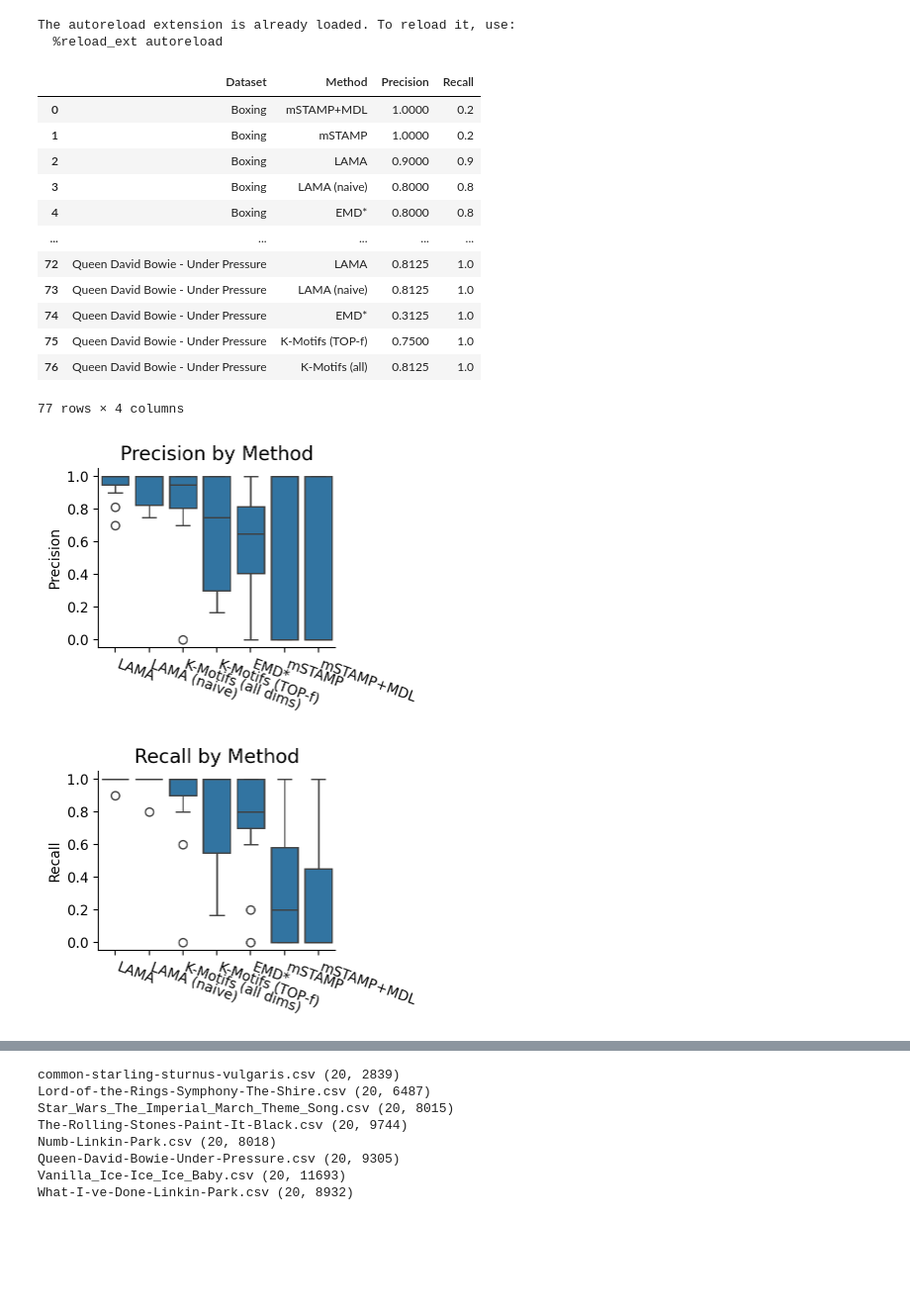
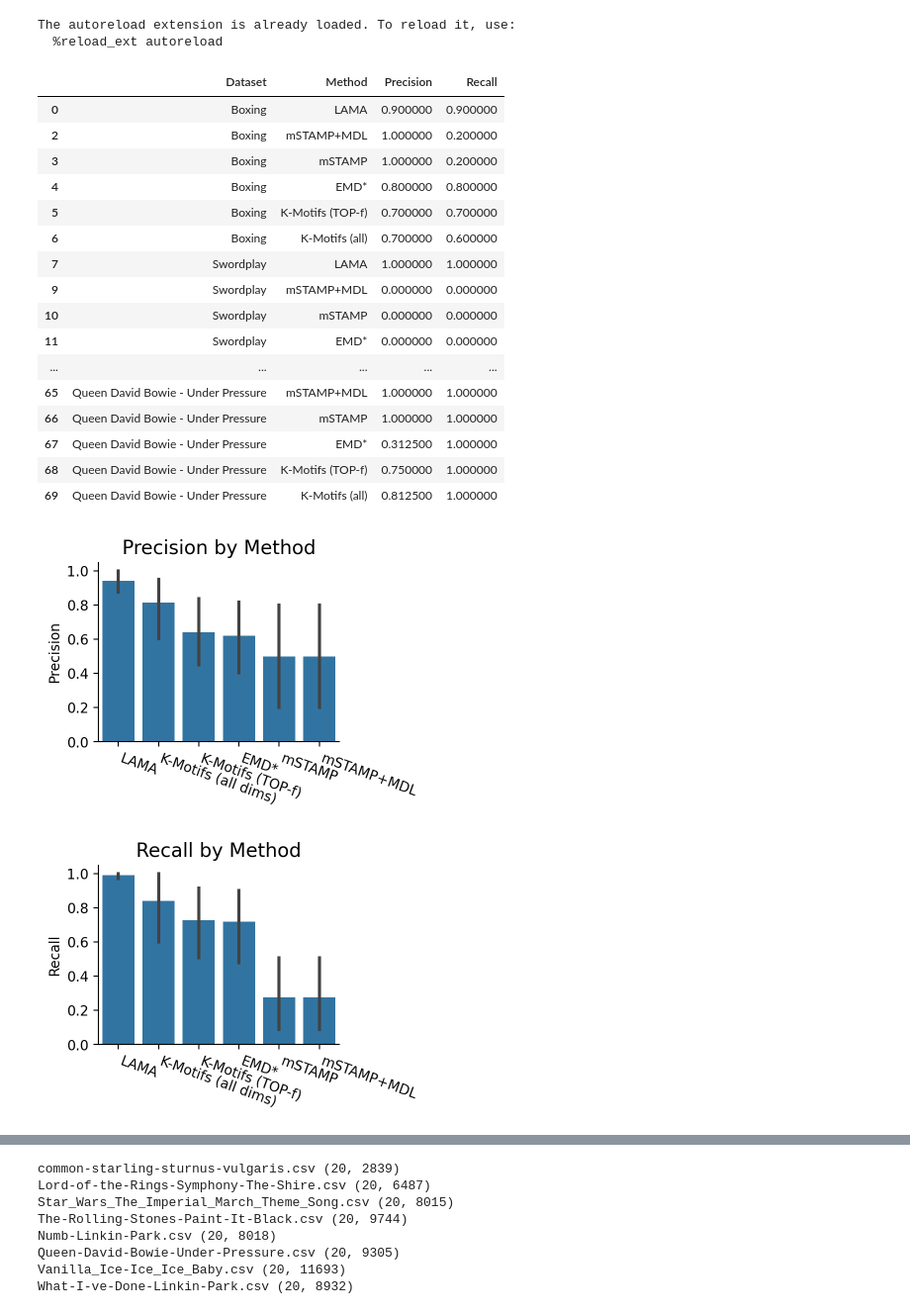
Before and after one commit to patrickzib/leitmotifs, a Jupyter notebook: notebooks/plot_ground_truth.ipynb, the cells around one changed output, grey strips where cells are left out. Shown: that part at 99% size. Drawn from its saved outputs; the diff is of its cells as text; code cells hidden in the pictures; blank space fills up the shorter version.

```diff
--- a/notebooks/plot_ground_truth.ipynb
+++ b/notebooks/plot_ground_truth.ipynb
@@ -30,40 +30,45 @@ df3 = pd.read_csv("../tests/results/soundtracks_precision.csv", index_col=0)
 df4 = pd.read_csv("../tests/results/audio_precision.csv", index_col=0)
 df = pd.concat([df1, df2, df3, df4])
 df.reset_index(inplace=True, drop=True)
+df.drop(df[df.Method == "LAMA (naive)"].index, inplace=True)
 df
 # %% [output]
 |  | Dataset | Method | Precision | Recall |
-| 0 | Boxing | mSTAMP+MDL | 1.0000 | 0.2 |
-| 1 | Boxing | mSTAMP | 1.0000 | 0.2 |
-| 2 | Boxing | LAMA | 0.9000 | 0.9 |
-| 3 | Boxing | LAMA (naive) | 0.8000 | 0.8 |
-| 4 | Boxing | EMD* | 0.8000 | 0.8 |
+| 0 | Boxing | LAMA | 0.900000 | 0.900000 |
+| 2 | Boxing | mSTAMP+MDL | 1.000000 | 0.200000 |
+| 3 | Boxing | mSTAMP | 1.000000 | 0.200000 |
+| 4 | Boxing | EMD* | 0.800000 | 0.800000 |
+| 5 | Boxing | K-Motifs (TOP-f) | 0.700000 | 0.700000 |
+| 6 | Boxing | K-Motifs (all) | 0.700000 | 0.600000 |
+| 7 | Swordplay | LAMA | 1.000000 | 1.000000 |
+| 9 | Swordplay | mSTAMP+MDL | 0.000000 | 0.000000 |
+| 10 | Swordplay | mSTAMP | 0.000000 | 0.000000 |
+| 11 | Swordplay | EMD* | 0.000000 | 0.000000 |
 | ... | ... | ... | ... | ... |
-| 72 | Queen David Bowie - Under Pressure | LAMA | 0.8125 | 1.0 |
-| 73 | Queen David Bowie - Under Pressure | LAMA (naive) | 0.8125 | 1.0 |
-| 74 | Queen David Bowie - Under Pressure | EMD* | 0.3125 | 1.0 |
-| 75 | Queen David Bowie - Under Pressure | K-Motifs (TOP-f) | 0.7500 | 1.0 |
-| 76 | Queen David Bowie - Under Pressure | K-Motifs (all) | 0.8125 | 1.0 |
+| 65 | Queen David Bowie - Under Pressure | mSTAMP+MDL | 1.000000 | 1.000000 |
+| 66 | Queen David Bowie - Under Pressure | mSTAMP | 1.000000 | 1.000000 |
+| 67 | Queen David Bowie - Under Pressure | EMD* | 0.312500 | 1.000000 |
+| 68 | Queen David Bowie - Under Pressure | K-Motifs (TOP-f) | 0.750000 | 1.000000 |
+| 69 | Queen David Bowie - Under Pressure | K-Motifs (all) | 0.812500 | 1.000000 |
-77 rows × 4 columns
 # %%
 df.Method[df.Method == "K-Motifs (TOP-N)"] = "K-Motifs (TOP-f dims)"
 df.Method[df.Method == "K-Motifs (all)"] = "K-Motifs (all dims)"
 
 fig, ax = plt.subplots(figsize=(4,3))
-sns.boxplot(x=df.Method, y=df.Precision, ax=ax,
+sns.barplot(x=df.Method, y=df.Precision, ax=ax,
             order=df[["Method", "Precision"]].groupby("Method").mean().sort_values(by="Precision", ascending=False).reset_index()["Method"])
 ax.set_title("Precision by Method", fontsize=14)
 plt.yticks(fontsize=10)
 plt.xticks(rotation=-20, fontsize=10, ha='left')
 plt.xlabel("")
 sns.despine()
 plt.tight_layout()
-plt.savefig("../tests/results/images/boxplot_precision.pdf")
+plt.savefig("../tests/results/images/barplot_precision.pdf")
 # %% [output]
-[figure, old version]
+[figure, new version]
 # %%
 fig, ax = plt.subplots(figsize=(4,3))
-sns.boxplot(x=df.Method, y=df.Recall, ax=ax,
+sns.barplot(x=df.Method, y=df.Recall, ax=ax,
             order=df[["Method", "Recall"]].groupby("Method").mean().sort_values(by="Recall", ascending=False).reset_index()["Method"])
 ax.set_title("Recall by Method", fontsize=14)
 plt.yticks(fontsize=10)
@@ -71,9 +76,9 @@ plt.xticks(rotation=-20, fontsize=10, ha='left')
 plt.xlabel("")
 sns.despine()
 plt.tight_layout()
-plt.savefig("../tests/results/images/boxplot_recall.pdf")
+plt.savefig("../tests/results/images/barplot_recall.pdf")
 # %% [output]
-[figure, old version]
+[figure, new version]
 # %%
 print(df.groupby(df.Method)[["Precision", "Recall"]].agg(["mean", "median"]))
 # %% [output]
```
Also changed, not shown: parts of 4 cells of this notebook, 21 other files.
